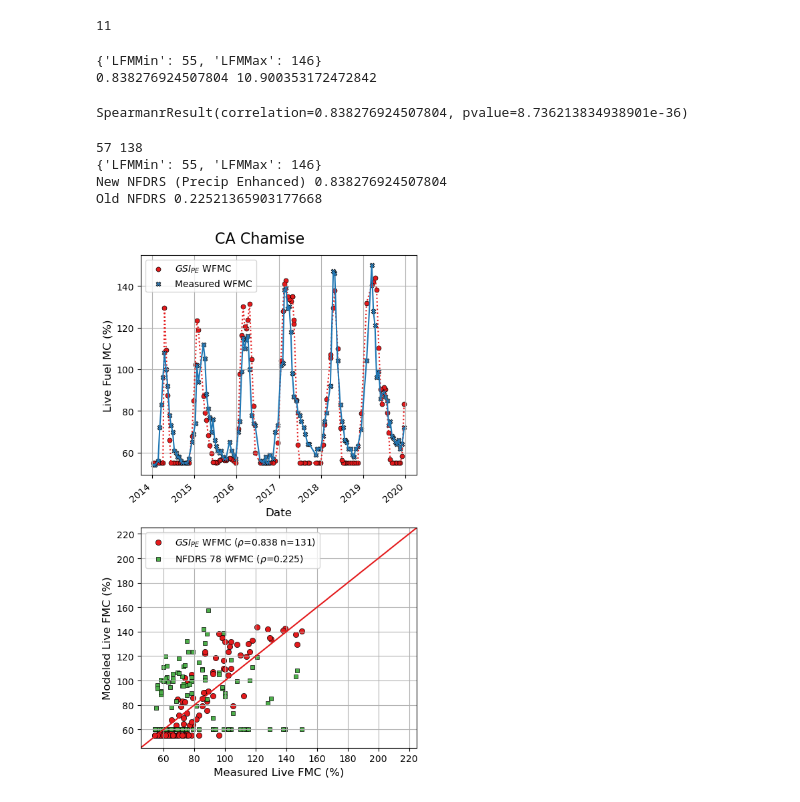
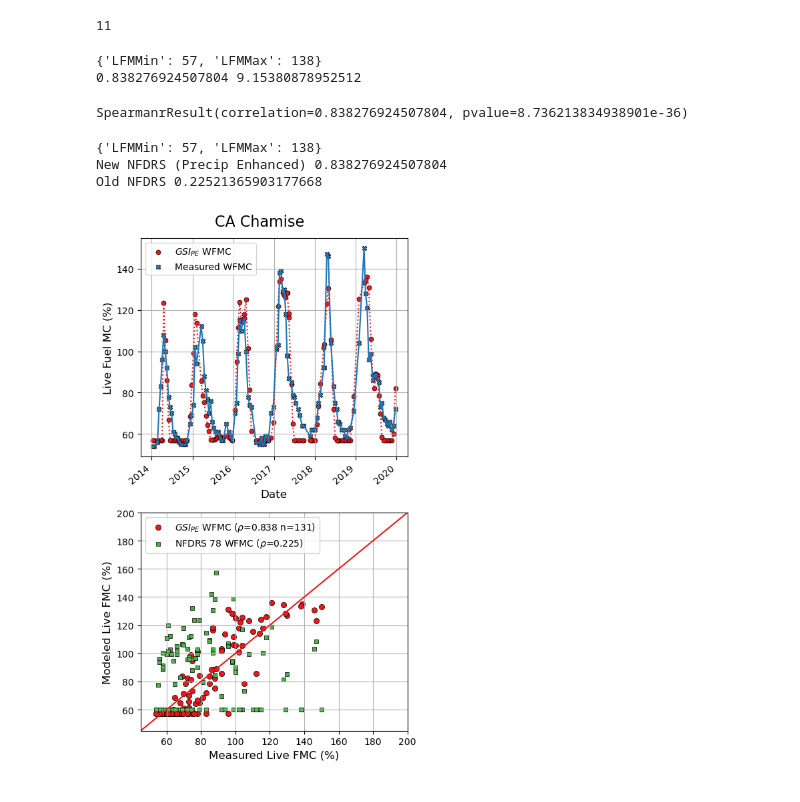
Before and after one commit to wmjolly/gsi-lfm-workbook, a Jupyter notebook: NFDRSV4-GSI-LiveFuelMoistureModel.ipynb, the cells around one changed output. Cells and saved outputs as stored; diff of their text form; code cells hidden in the pictures.

```diff
--- a/NFDRSV4-GSI-LiveFuelMoistureModel.ipynb
+++ b/NFDRSV4-GSI-LiveFuelMoistureModel.ipynb
@@ -332,8 +332,8 @@ def MakeGSILFMCompareNew(Temp,LFMObs,BestParams,UseLFMMinMax = True,PLowLim='201
     Temp = Temp.rename(columns={"MinT": "Tmin", "VPDM": "VPDMax", "Rain":"Prcp"})
 
     # Set the default green-up threshold and min / max live fuel moisture
-    LFMMin = LFMObs['Percent'].quantile(0.03).astype(int)
-    LFMMax = LFMObs['Percent'].quantile(0.97).astype(int)
+    LFMMin = LFMObs['Percent'].quantile(0.05).astype(int)
+    LFMMax = LFMObs['Percent'].quantile(0.95).astype(int)
     print({"LFMMin":LFMMin,"LFMMax":LFMMax})
     gsilim = GSILimits
     newgsilim = SetGSILimits(gsilim,BestParams,LFMMin,LFMMax,Lat)
@@ -374,20 +374,19 @@ print(t[0],t[1])
 t = t[2]
 spearmanr(t['Percent'],t['LFMWoodP']*100,nan_policy="omit")
 # %% [output]
-{'LFMMin': 55, 'LFMMax': 146}
-0.838276924507804 10.900353172472842
+{'LFMMin': 57, 'LFMMax': 138}
+0.838276924507804 9.15380878952512
 SpearmanrResult(correlation=0.838276924507804, pvalue=8.736213834938901e-36)
 # %%
-def MakeFinalPlot3(Met,LFMObs,BestParams,Title="",UseLFMMinMax=True,fout="",UsePrcp=True,Woody=True,Lat=45):
+def MakeFinalPlot(Met,LFMObs,BestParams,Title="",UseLFMMinMax=True,fout="",UsePrcp=True,Woody=True,Lat=45):
     # Use or don't use the default LFM thresholds
     if not UseLFMMinMax:
         LFMMax = 200
-        LFMMin = 30
+        LFMMin = 60
     else:
         LFMMin = LFMObs['Percent'].quantile(0.05).astype(int)
         LFMMax = LFMObs['Percent'].quantile(0.95).astype(int)
 
-    print(LFMMin,LFMMax)
     pe = UsePrcp
 
     t = MakeGSILFMCompareNew(Met,LFMObs,BestParams,UseLFMMinMax,UsePrcp=UsePrcp,Lat=Lat)
@@ -461,7 +460,7 @@ def MakeFinalPlot3(Met,LFMObs,BestParams,Title="",UseLFMMinMax=True,fout="",UseP
    # axs[1].set_xlim(LFMMin-5,LFMMax+5)
 
     #axs[1].set_ylim(LFMMin-5,LFMMax+5)
-    myMax = 225
+    myMax = 200
     axs[1].set_xlim(myMin,myMax)
 
     axs[1].set_ylim(myMin,myMax)
@@ -469,7 +468,7 @@ def MakeFinalPlot3(Met,LFMObs,BestParams,Title="",UseLFMMinMax=True,fout="",UseP
     axs[1].set_ylabel('Modeled Live FMC (%)',fontsize=12)
     axs[1].legend( prop={'size':10})
     axs[1].grid(b=True)
-    x = np.linspace(0,250,100)
+    x = np.linspace(0,200,100)
     y = x
     axs[1].plot(x, y,  label='y=x',color=clr_nf1)
     #if(fout != ""):
@@ -481,10 +480,9 @@ def MakeFinalPlot3(Met,LFMObs,BestParams,Title="",UseLFMMinMax=True,fout="",UseP
     return MetLFMMerge
 # %%
 fout3 = "C:/Temp/CA_GSI_Chamise.jpg"
-t3 = MakeFinalPlot3(Met045433,CA_Chamise,CA_ChamiseBestParams,UseLFMMinMax=True,Title="CA Chamise",UsePrcp=True,fout=fout3,Lat=Lat045433)
+t3 = MakeFinalPlot(Met045433,CA_Chamise,CA_ChamiseBestParams,UseLFMMinMax=True,Title="CA Chamise",UsePrcp=True,fout=fout3,Lat=Lat045433)
 # %% [output]
-57 138
-{'LFMMin': 55, 'LFMMax': 146}
+{'LFMMin': 57, 'LFMMax': 138}
 New NFDRS (Precip Enhanced) 0.838276924507804
 Old NFDRS 0.22521365903177668
-[figure, old version]
+[figure, new version]
```
Also changed, not shown: 2 other files.
